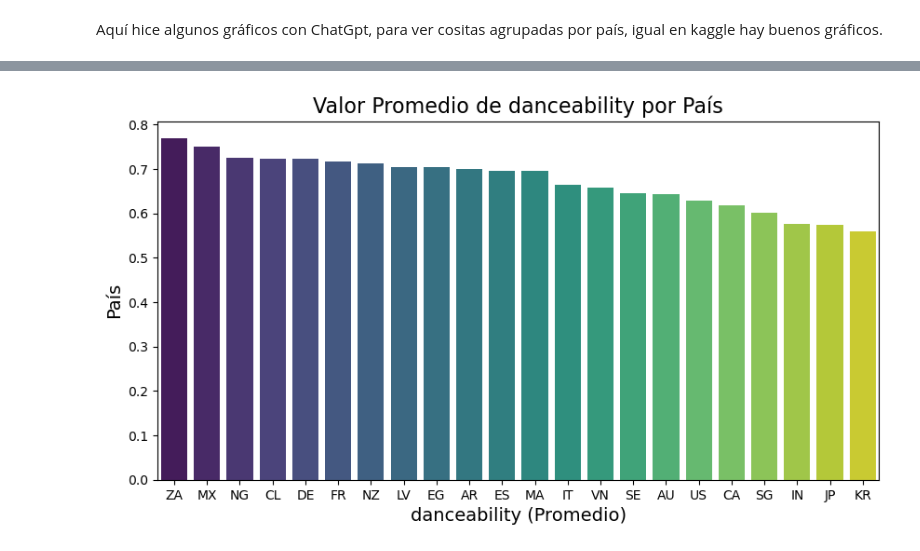
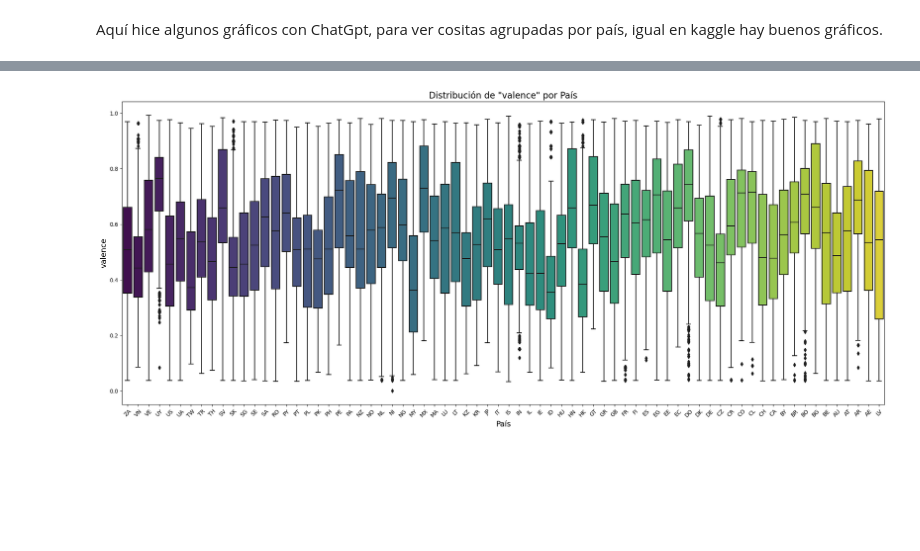
Before and after one commit to IgnacioPalma/Proyecto_Infoviz, a Jupyter notebook: explo.ipynb, the cells around one changed output, grey strips where cells are left out. Saved outputs shown, nothing was run; the diff lists cells and outputs as text; code cells hidden in the pictures; blank space fills up the shorter version.

```diff
--- a/explo.ipynb
+++ b/explo.ipynb
@@ -74,3 +68,10 @@ paises_seleccionados = ['US', 'CL', 'MX', 'AR', 'CA',  # América
+# %%
+paises_seleccionados = ['ZA', 'VN', 'VE', 'UY', 'US', 'UA', 'TW', 'TR', 'TH', 'SV', 'SK', 'SG', 'SE', 'SA',
+                        'RO', 'PY', 'PT', 'PL', 'PK', 'PH', 'PE', 'PA', 'NZ', 'NO', 'NL', 'NI', 'NG', 'MY',
+                        'MX', 'MA', 'LU', 'LT', 'KZ', 'KR', 'JP', 'IT', 'IS', 'IN', 'IL', 'IE', 'ID', 'HU',
+                        'HN', 'HK', 'GT', 'GR', 'GB', 'FR', 'FI', 'ES', 'EG', 'EE', 'EC', 'DO', 'DK', 'DE',
+                        'CZ', 'CR', 'CO', 'CL', 'CH', 'CA', 'BY', 'BR', 'BO', 'BG', 'BE', 'AU', 'AT', 'AR',
+                        'AE', 'LV']
 # %%
 # Filtrar el DataFrame
 df_filtrado = df[df['country'].isin(paises_seleccionados)]
@@ -79,6 +80,7 @@ df_filtrado = df_filtrado.reset_index(drop=True)
 # %%
 df_filtrado = df.dropna(subset=['name'])
 df_filtrado = df.dropna(subset=['artists'])
+df_filtrado = df.dropna(subset=['spotify_id'])
 # %% [markdown]
 Aquí elegí 1500 canciónes más populares por país, podemos escojer más/menos : más adelante podemos hacer más filtrado, puede que algúnas canciones no sean realmente populares, tipo , popularidad 0 o menos de 50.
 # %%
@@ -93,7 +95,7 @@ for pais in paises_seleccionados:
 
     df_pais_ordenado = df_pais.sort_values(by='popularity', ascending=True)
 
-    df_pais_top100 = df_pais_ordenado.head(1500)
+    df_pais_top100 = df_pais_ordenado.head(5000)
     #volver a juntar
 
     df_final = pd.concat([df_final, df_pais_top100], ignore_index=True)
@@ -152,20 +153,17 @@ plt.show()
 # %%
-# Agrupar el DataFrame por país y calcular el valor promedio de 'energy'
-df_energy_avg = df_final.groupby('country')['danceability'].mean().reset_index()
-
-# Ordenar los países por el valor promedio de 'energy'
-df_energy_avg = df_energy_avg.sort_values(by='danceability', ascending=False)
-
-# Crear un gráfico de barras usando Seaborn
-plt.figure(figsize=(10, 5))
-sns.barplot(y= "danceability", x='country', data=df_energy_avg, palette='viridis')
+# Crear un boxplot para visualizar la distribución de 'energy' por país
+plt.figure(figsize=(25, 10))
+sns.boxplot(x='country', y='valence', data=df_final, palette='viridis')
 
 # Añadir título y etiquetas
-plt.title('Valor Promedio de danceability por País', fontsize=16)
-plt.xlabel('danceability (Promedio)', fontsize=14)
-plt.ylabel('País', fontsize=14)
+plt.title('Distribución de "valence" por País', fontsize=16)
+plt.xlabel('País', fontsize=14)
+plt.ylabel('valence', fontsize=14)
+
+# Rotar etiquetas del eje x si es necesario
+plt.xticks(rotation=45)
 
 # Mostrar el gráfico
 plt.show()
 # %% [output]
-[figure, old version]
+[figure, new version]
```
Also changed, not shown: parts of 10 cells of this notebook, 1 other file.
